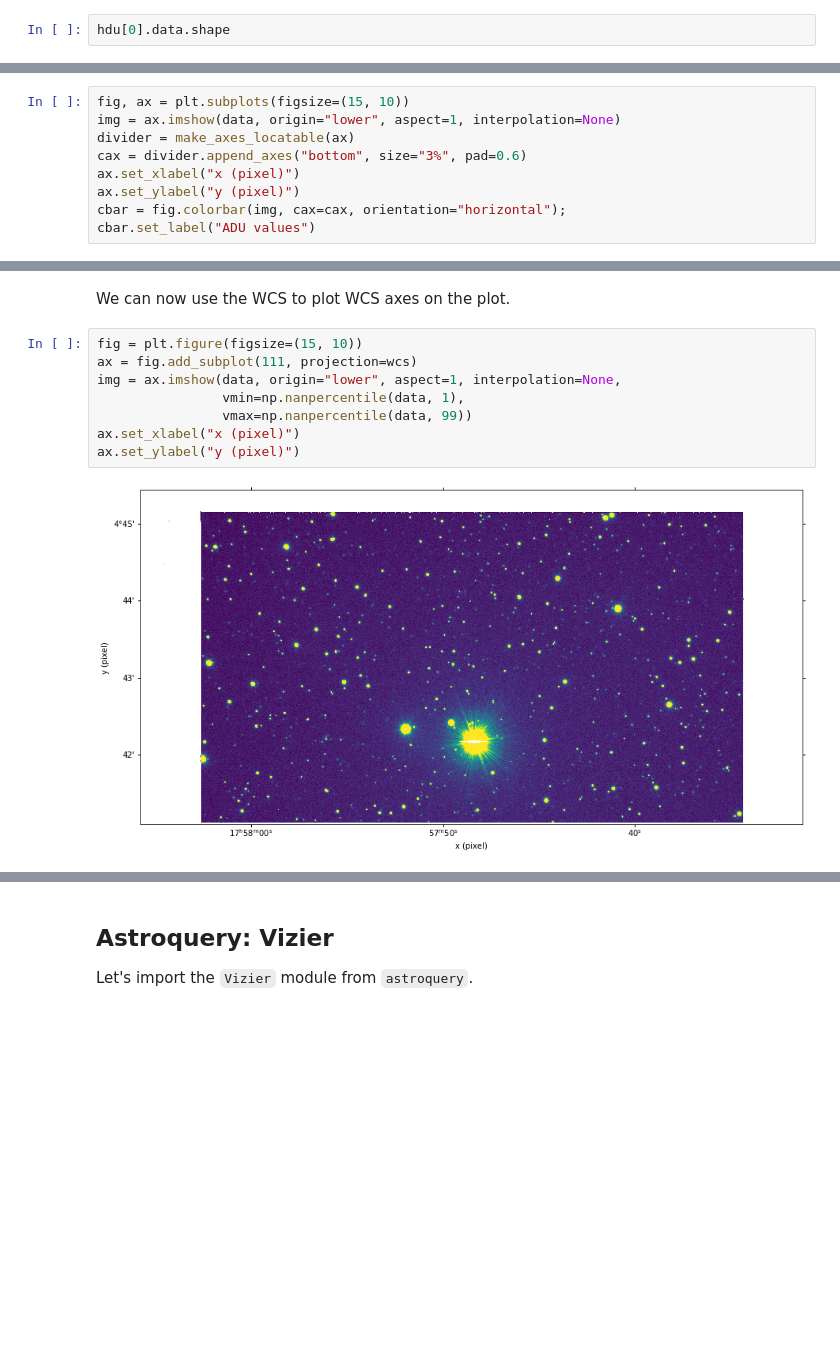
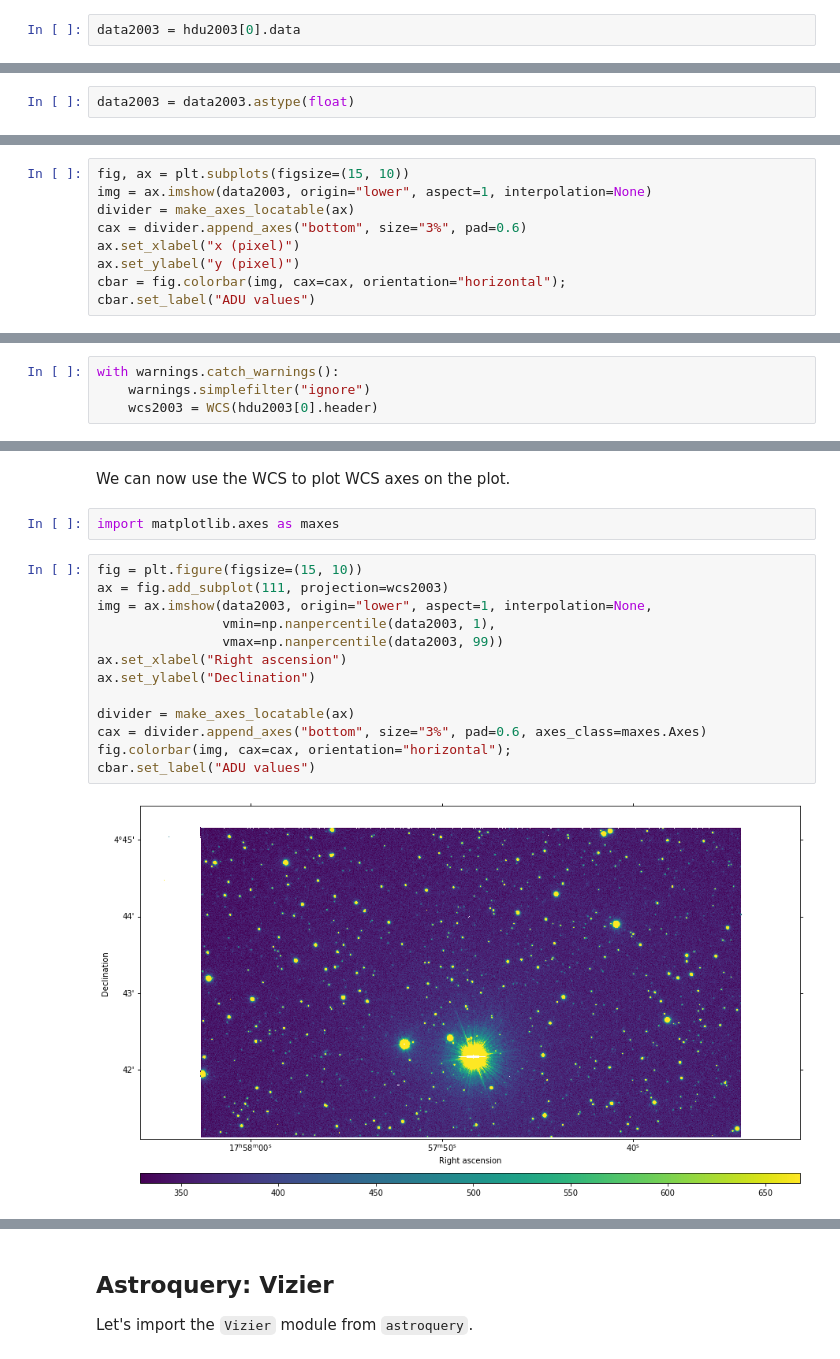
Before and after one commit to lofar-astron/astropytutorial, a Jupyter notebook: 4. Barnards star.ipynb, the cells around one changed output, grey strips where cells are left out. Drawn from its saved outputs; the diff is of its cells as text; blank space fills up the shorter version.

```diff
--- a/4. Barnards star.ipynb
+++ b/4. Barnards star.ipynb
@@ -185,4 +122,4 @@ Altitude difference (deg):  -0.006187280022892594
 ## Dealing with FITS files: data and world coordinate systems
 As you could see earlier, the FITS file has a 2D data array of 1034x2048 pixels. Let's play a bit with that.
 # %%
-hdu[0].data.shape
+data2003 = hdu2003[0].data
@@ -203,3 +144,5 @@ hdu[0].header["BITPIX"]
+# %%
+data2003 = data2003.astype(float)
 # %% [markdown]
 Conveniently, the data from a FITS file HDU is provided as `numpy` array of shape 1034 by 2048 pixels. Each pixel is stored as a 16 bit integer, as conveyed by the __BITPIX__ keyword in the FITS header.
 
@@ -212,6 +153,6 @@ data = hdu[0].data.astype("float")
 # %%
 fig, ax = plt.subplots(figsize=(15, 10))
-img = ax.imshow(data, origin="lower", aspect=1, interpolation=None)
+img = ax.imshow(data2003, origin="lower", aspect=1, interpolation=None)
 divider = make_axes_locatable(ax)
 cax = divider.append_axes("bottom", size="3%", pad=0.6)
 ax.set_xlabel("x (pixel)")
@@ -279,0 +175,4 @@ NAXIS : 2048  1034
+# %%
+with warnings.catch_warnings():
+    warnings.simplefilter("ignore")
+    wcs2003 = WCS(hdu2003[0].header)
@@ -280,12 +192,19 @@ NAXIS : 2048  1034
 # %% [markdown]
 We can now use the WCS to plot WCS axes on the plot.
+# %%
+import matplotlib.axes as maxes
 # %%
 fig = plt.figure(figsize=(15, 10))
-ax = fig.add_subplot(111, projection=wcs)
-img = ax.imshow(data, origin="lower", aspect=1, interpolation=None,
-                vmin=np.nanpercentile(data, 1),
-                vmax=np.nanpercentile(data, 99))
-ax.set_xlabel("x (pixel)")
-ax.set_ylabel("y (pixel)")
+ax = fig.add_subplot(111, projection=wcs2003)
+img = ax.imshow(data2003, origin="lower", aspect=1, interpolation=None,
+                vmin=np.nanpercentile(data2003, 1),
+                vmax=np.nanpercentile(data2003, 99))
+ax.set_xlabel("Right ascension")
+ax.set_ylabel("Declination")
+
+divider = make_axes_locatable(ax)
+cax = divider.append_axes("bottom", size="3%", pad=0.6, axes_class=maxes.Axes)
+fig.colorbar(img, cax=cax, orientation="horizontal");
+cbar.set_label("ADU values")
 # %% [output]
-[figure, old version]
+[figure, new version]
```
Also changed, not shown: parts of 80 cells of this notebook, 3 other files.
